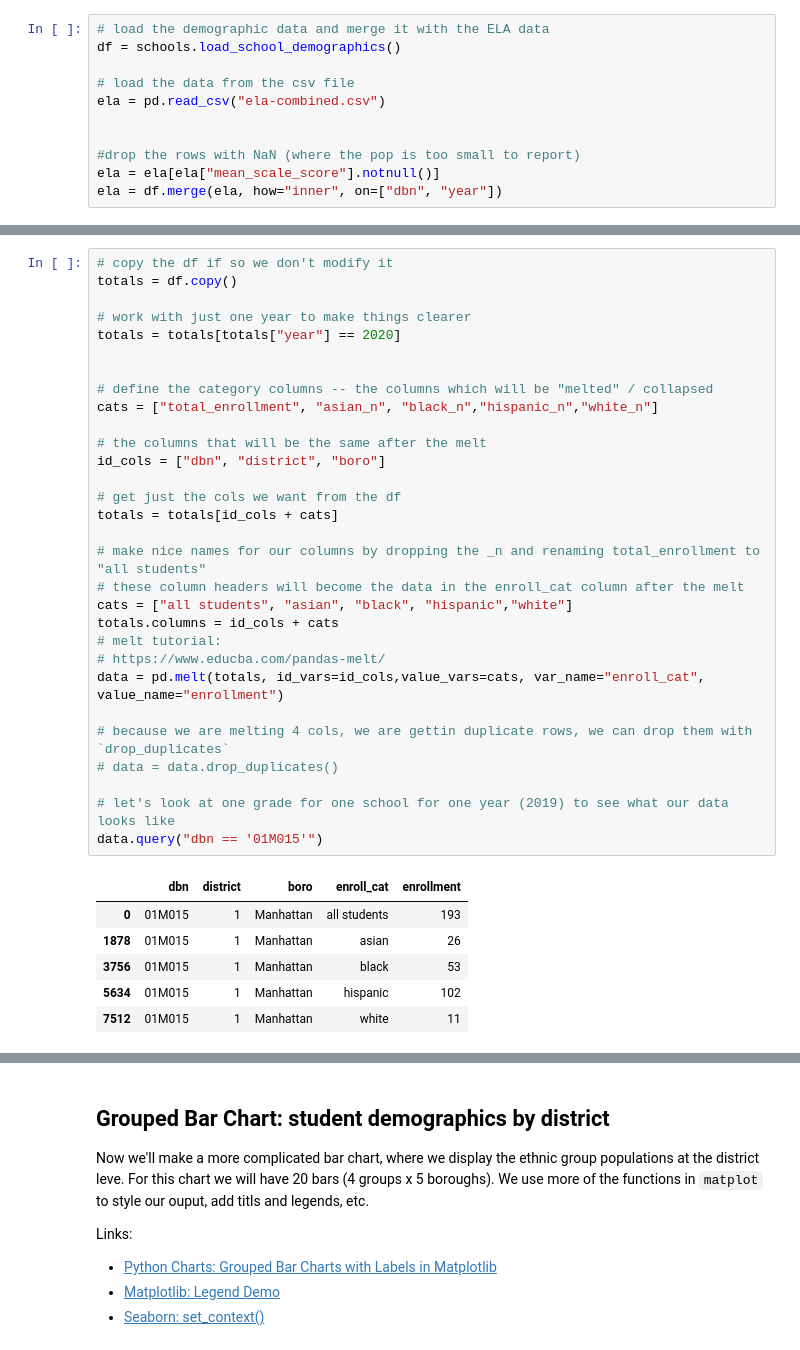
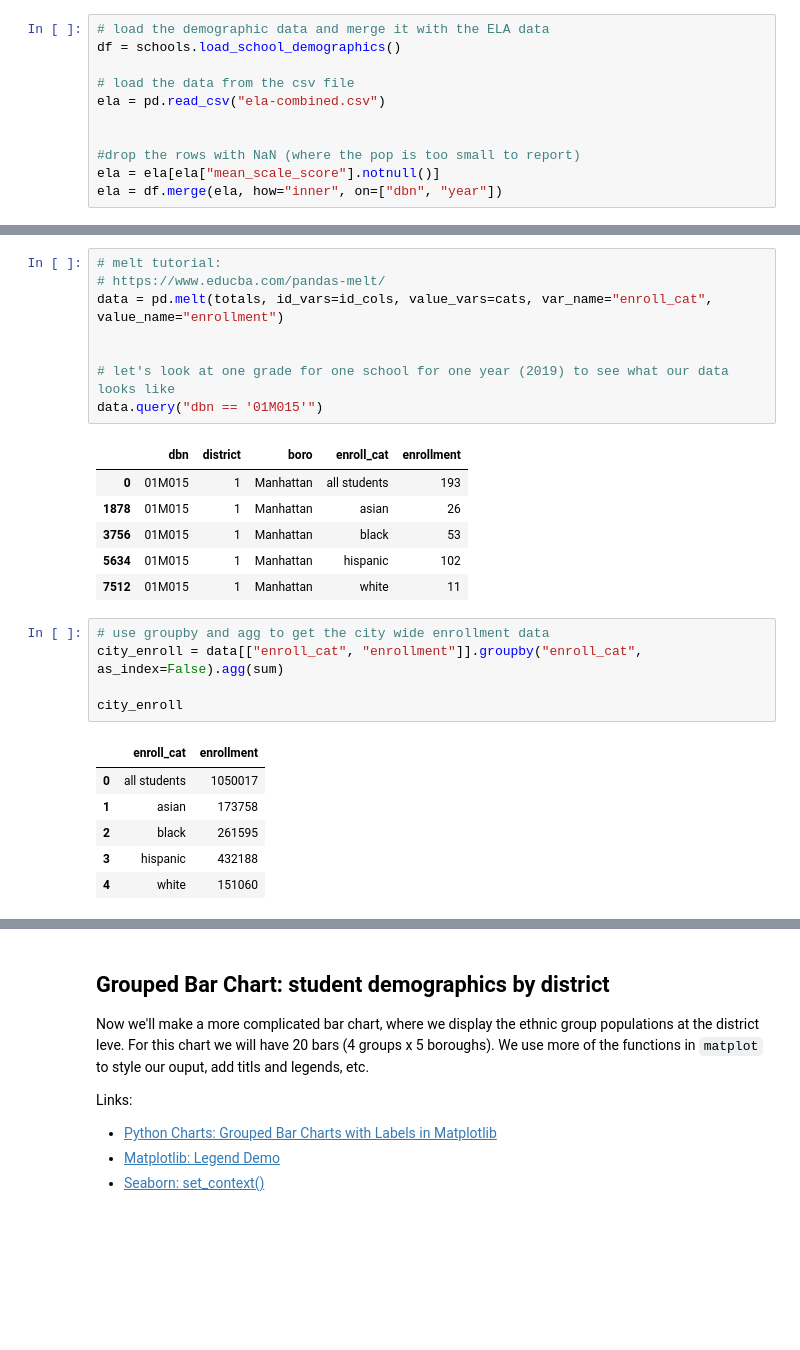
Before and after one commit to adelphi-ed-tech/nycschools, a Jupyter notebook: nb/ols-graphs.ipynb, the cells around one changed output, grey strips where cells are left out. Drawn from its saved outputs; the diff is of its cells as text; blank space fills up the shorter version.

```diff
--- a/nb/ols-graphs.ipynb
+++ b/nb/ols-graphs.ipynb
@@ -68,30 +128,8 @@ for a specicif school, grade, academic year (`dbn`, `grade`, `year`).
 # %%
-# copy the df if so we don't modify it
-totals = df.copy()
-
-# work with just one year to make things clearer
-totals = totals[totals["year"] == 2020]
-
-
-# define the category columns -- the columns which will be "melted" / collapsed
-cats = ["total_enrollment", "asian_n", "black_n","hispanic_n","white_n"]
-
-# the columns that will be the same after the melt
-id_cols = ["dbn", "district", "boro"]
-
-# get just the cols we want from the df
-totals = totals[id_cols + cats]
-
-# make nice names for our columns by dropping the _n and renaming total_enrollment to "all students"
-# these column headers will become the data in the enroll_cat column after the melt
-cats = ["all students", "asian", "black", "hispanic","white"]
-totals.columns = id_cols + cats
 # melt tutorial:
 # https://www.educba.com/pandas-melt/
-data = pd.melt(totals, id_vars=id_cols,value_vars=cats, var_name="enroll_cat", value_name="enrollment")
+data = pd.melt(totals, id_vars=id_cols, value_vars=cats, var_name="enroll_cat", value_name="enrollment")
 
-# because we are melting 4 cols, we are gettin duplicate rows, we can drop them with `drop_duplicates`
-# data = data.drop_duplicates()
 
 # let's look at one grade for one school for one year (2019) to see what our data looks like
 data.query("dbn == '01M015'")
@@ -102,4 +140,16 @@ data.query("dbn == '01M015'")
 | 3756 | 01M015 | 1 | Manhattan | black | 53 |
 | 5634 | 01M015 | 1 | Manhattan | hispanic | 102 |
 | 7512 | 01M015 | 1 | Manhattan | white | 11 |
+# %%
+# use groupby and agg to get the city wide enrollment data
+city_enroll = data[["enroll_cat", "enrollment"]].groupby("enroll_cat", as_index=False).agg(sum)
+
+city_enroll
+# %% [output]
+|  | enroll_cat | enrollment |
+| 0 | all students | 1050017 |
+| 1 | asian | 173758 |
+| 2 | black | 261595 |
+| 3 | hispanic | 432188 |
+| 4 | white | 151060 |
 # %%
```
Also changed, not shown: parts of 13 cells of this notebook, 2 other files.
